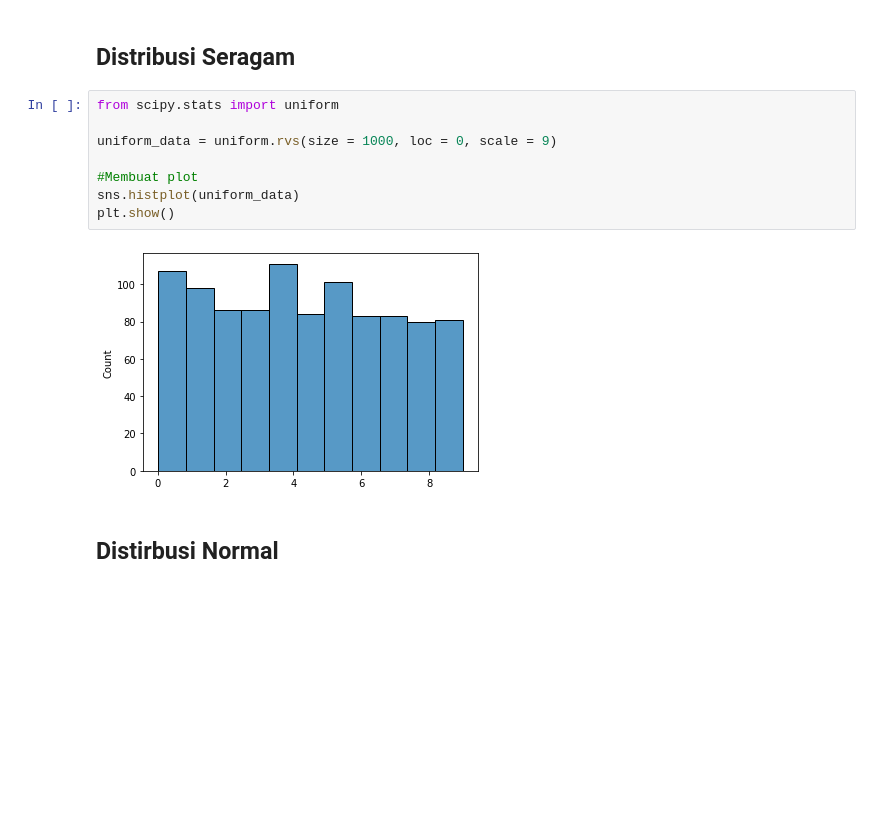
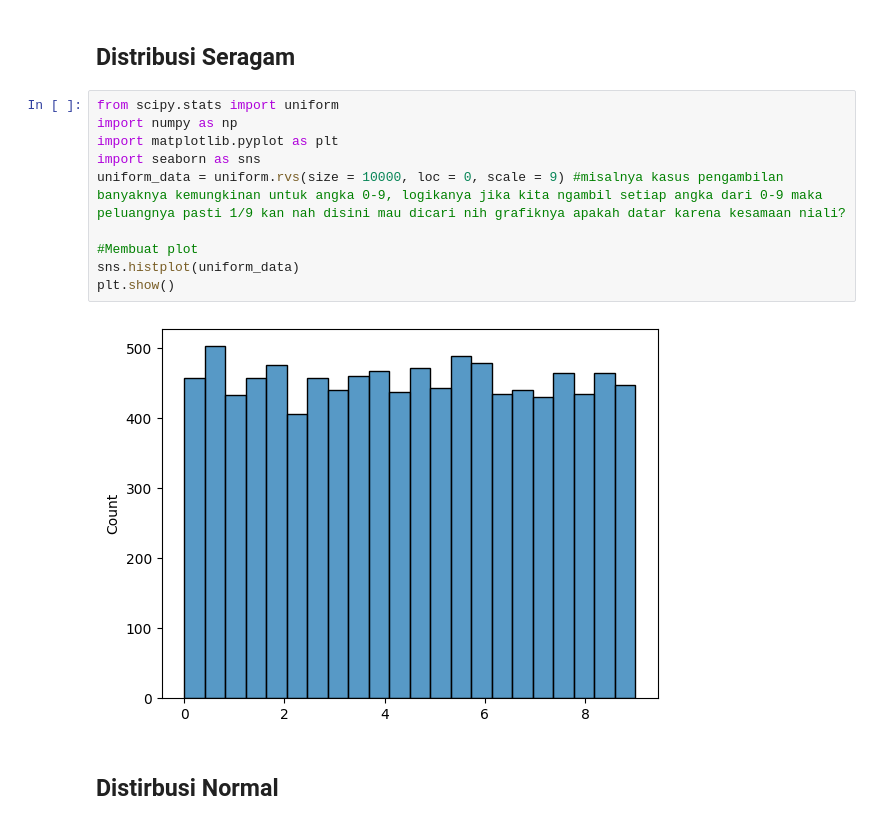
Before and after one commit to Symphoen1x/LearnAI_me, a Jupyter notebook: mathForML/Probability.ipynb, the cells around one changed output. Saved outputs shown, nothing was run; the diff lists cells and outputs as text; blank space fills up the shorter version.

```diff
--- a/mathForML/Probability.ipynb
+++ b/mathForML/Probability.ipynb
@@ -235,16 +223,18 @@ array([2, 4, 2, 1, 2, 2, 1, 3, 2, 1, 1, 2, 3, 1, 1, 1, 4, 1, 1, 2, 4, 0,
 # Distribusi Kontinu
 # %% [markdown]
 ## Distribusi Seragam
-# %%
-from scipy.stats import uniform
-
-uniform_data = uniform.rvs(size = 1000, loc = 0, scale = 9)
-
-#Membuat plot
-sns.histplot(uniform_data)
-plt.show()
-# %% [output]
-[figure, removed]
+# %%
+from scipy.stats import uniform
+import numpy as np
+import matplotlib.pyplot as plt
+import seaborn as sns
+uniform_data = uniform.rvs(size = 10000, loc = 0, scale = 9) #misalnya kasus pengambilan banyaknya kemungkinan untuk angka 0-9, logikanya jika kita ngambil setiap angka dari 0-9 maka peluangnya pasti 1/9 kan nah disini mau dicari nih grafiknya apakah datar karena kesamaan niali?
+
+#Membuat plot
+sns.histplot(uniform_data)
+plt.show()
+# %% [output]
+[figure, added]
 # %% [markdown]
 ## Distirbusi Normal
 # %%
```
Also changed, not shown: parts of 4 cells of this notebook.
